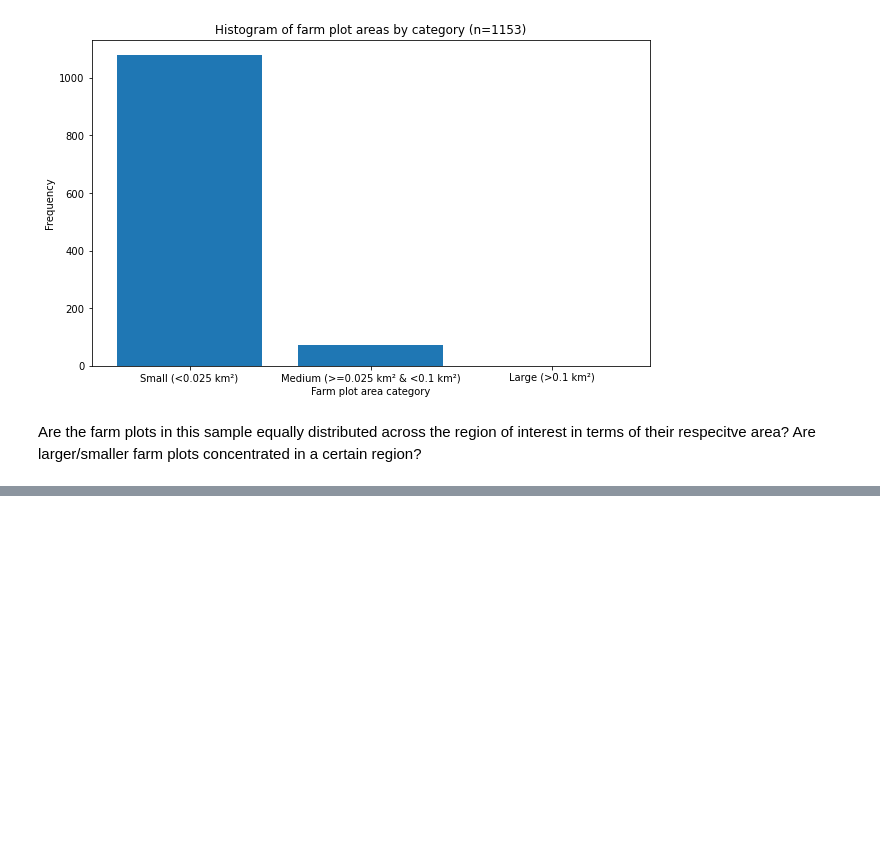
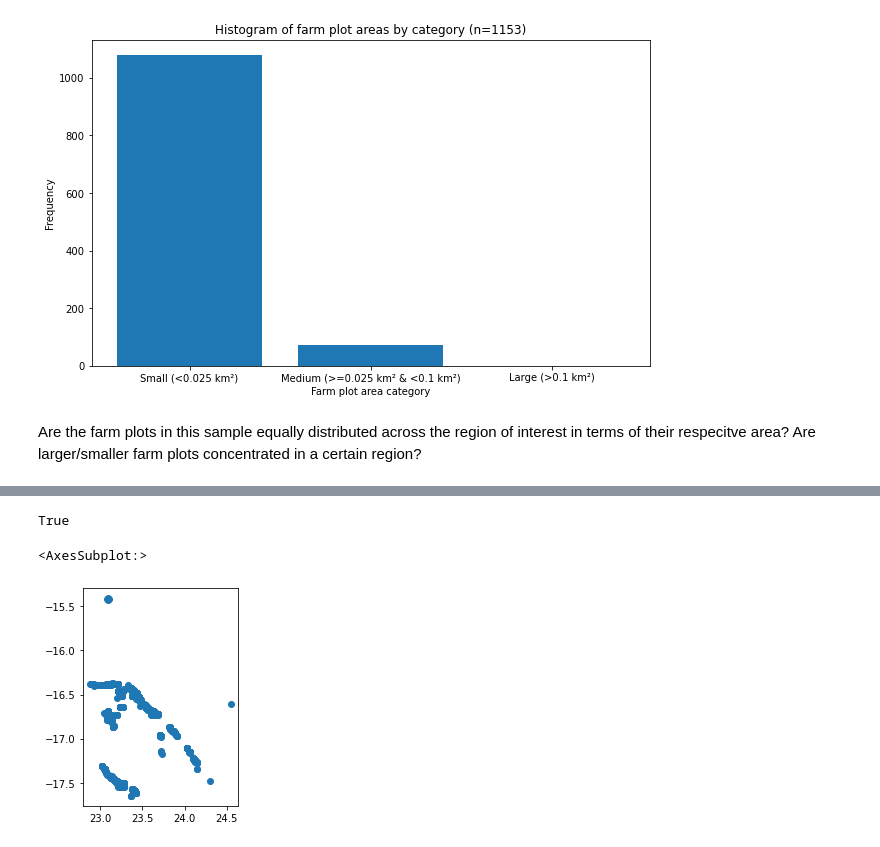
Before and after one commit to alexvmt/farm_plot_detection, a Jupyter notebook: exploratory_data_analysis.ipynb, the cells around one changed output, grey strips where cells are left out. Saved outputs shown, nothing was run; the diff lists cells and outputs as text; code cells hidden in the pictures; blank space fills up the shorter version.

Commit message:
compare point and polygon data

```diff
--- a/farm_plots_fixed_eda.ipynb
+++ b/exploratory_data_analysis.ipynb
@@ -352,0 +357,3 @@ Are the farm plots in this sample equally distributed across the region of inter
+# %%
+points = gpd.read_file('../data/farm_plots/Silowana_Conservation_Agricultu.shp')
+points.shape
@@ -352,0 +370,6 @@ Are the farm plots in this sample equally distributed across the region of inter
+# %%
+points_deduplicated = points[['Year', 'geometry']].copy()
+points_deduplicated = points_deduplicated.rename(columns={'Year': 'year'})
+points_deduplicated['type'] = 'point'
+points_deduplicated = points_deduplicated.drop_duplicates().reset_index(drop=True)
+points_deduplicated.head()
@@ -352,0 +474,11 @@ Are the farm plots in this sample equally distributed across the region of inter
+# %%
+points_deduplicated = points_deduplicated.to_crs(epsg=4326)
+# %%
+points_deduplicated.crs == polygons.crs
+# %% [output]
+True
+# %%
+points_deduplicated.plot()
+# %% [output]
+<AxesSubplot:>
+[figure, added]
```
Also changed, not shown: parts of 53 cells of this notebook.
